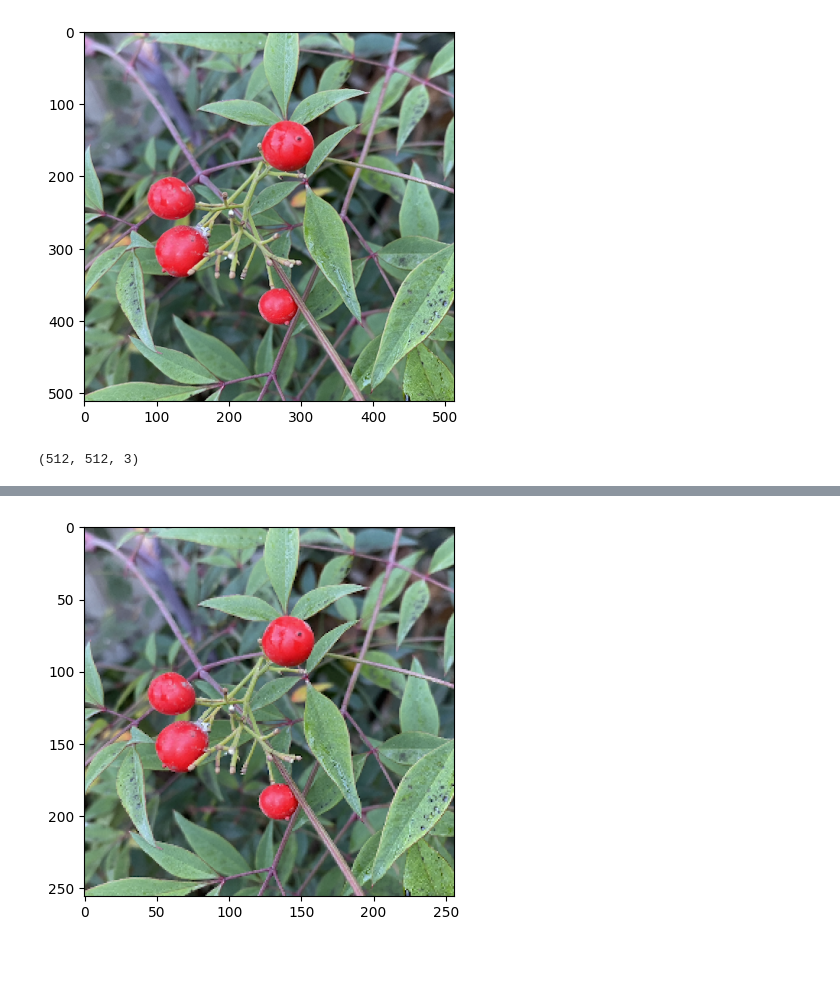
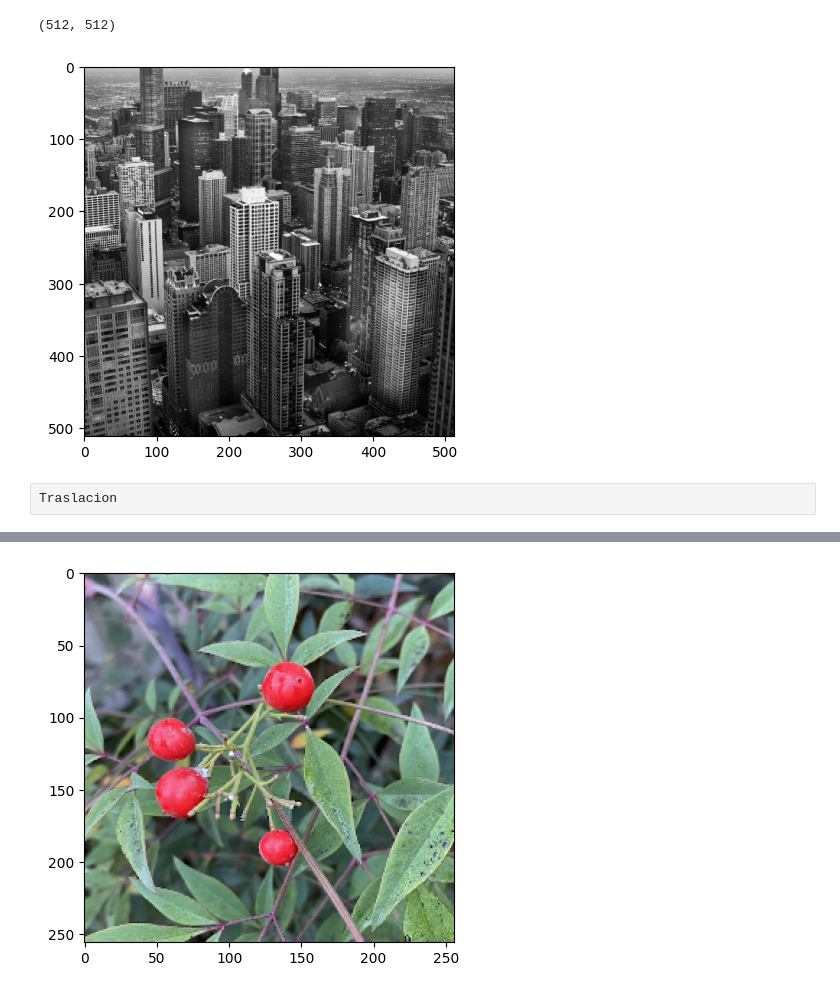
Before and after one commit to FlorianCochachin/procesamiento-imagenes-unmsm, a Jupyter notebook: src/Transformaciones.ipynb, the cells around one changed output, grey strips where cells are left out. Cells and saved outputs as stored; diff of their text form; code cells hidden in the pictures; blank space fills up the shorter version.

```diff
--- a/src/Transformaciones.ipynb
+++ b/src/Transformaciones.ipynb
@@ -10,9 +12,10 @@ os.chdir(DIR)
 # %%
-img = cv.imread('frutos_rojos.png')
-img = cv.cvtColor(img, cv.COLOR_BGR2RGB)
-plt.imshow(img)
-plt.show()
+img = cv.imread('chicago.png')
+img = cv.cvtColor(img, cv.COLOR_BGR2GRAY)
+plt.imshow(img, 'gray')
 print(img.shape)
 # %% [output]
+(512, 512)
-[figure, old version]
+[figure, new version]
-(512, 512, 3)
+# %% [raw]
+Traslacion
```
Also changed, not shown: parts of 6 cells of this notebook, 9 other files.
